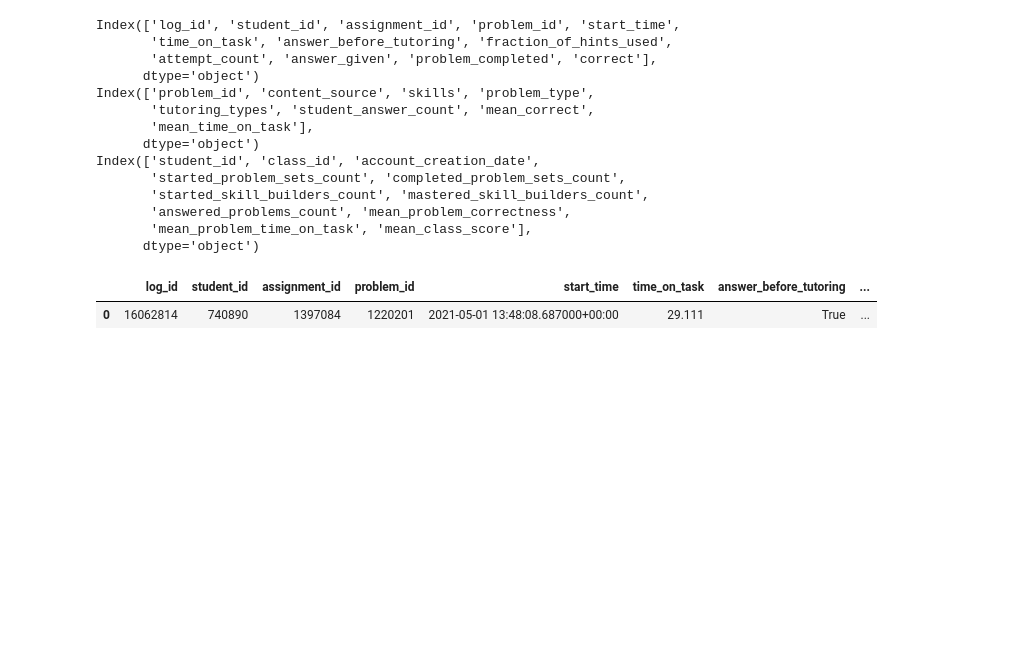
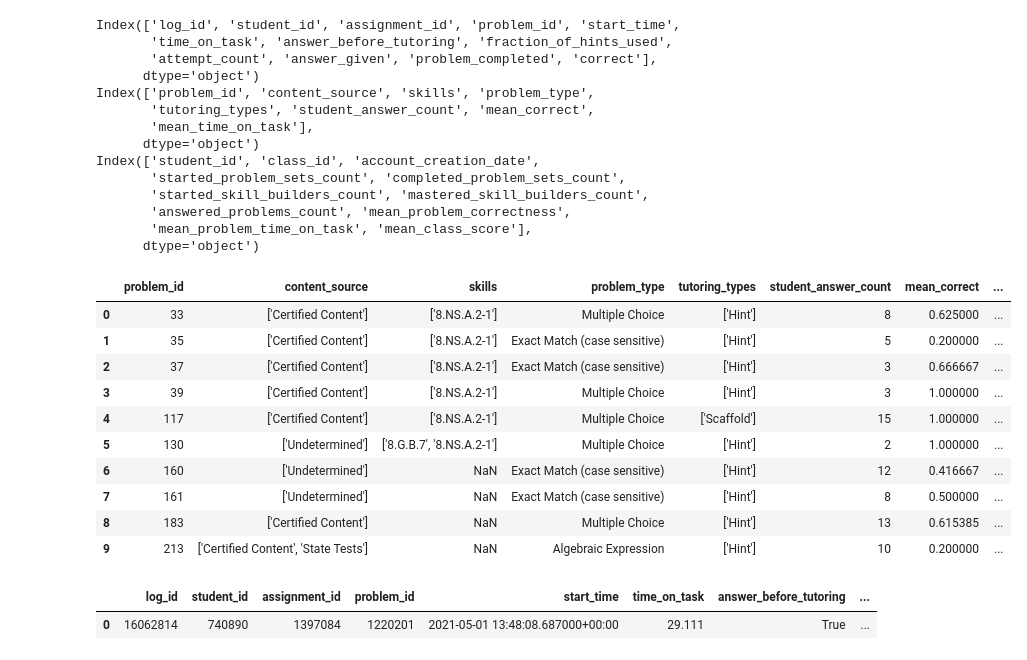
Before and after one commit to pragy10/neural_symbolic, a Jupyter notebook: dataset_preprocessing.ipynb, the cells around one changed output. Cells and saved outputs as stored; diff of their text form; code cells hidden in the pictures; blank space fills up the shorter version.

```diff
--- a/dataset_preprocessing.ipynb
+++ b/dataset_preprocessing.ipynb
@@ -30,6 +30,20 @@ Index(['student_id', 'class_id', 'account_creation_date',
        'answered_problems_count', 'mean_problem_correctness',
        'mean_problem_time_on_task', 'mean_class_score'],
       dtype='object')
+# %%
+problem_details.head(10)
+# %% [output]
+|  | problem_id | content_source | skills | problem_type | tutoring_types | student_answer_count | mean_correct | ... |
+| 0 | 33 | ['Certified Content'] | ['8.NS.A.2-1'] | Multiple Choice | ['Hint'] | 8 | 0.625000 | ... |
+| 1 | 35 | ['Certified Content'] | ['8.NS.A.2-1'] | Exact Match (case sensitive) | ['Hint'] | 5 | 0.200000 | ... |
+| 2 | 37 | ['Certified Content'] | ['8.NS.A.2-1'] | Exact Match (case sensitive) | ['Hint'] | 3 | 0.666667 | ... |
+| 3 | 39 | ['Certified Content'] | ['8.NS.A.2-1'] | Multiple Choice | ['Hint'] | 3 | 1.000000 | ... |
+| 4 | 117 | ['Certified Content'] | ['8.NS.A.2-1'] | Multiple Choice | ['Scaffold'] | 15 | 1.000000 | ... |
+| 5 | 130 | ['Undetermined'] | ['8.G.B.7', '8.NS.A.2-1'] | Multiple Choice | ['Hint'] | 2 | 1.000000 | ... |
+| 6 | 160 | ['Undetermined'] | NaN | Exact Match (case sensitive) | ['Hint'] | 12 | 0.416667 | ... |
+| 7 | 161 | ['Undetermined'] | NaN | Exact Match (case sensitive) | ['Hint'] | 8 | 0.500000 | ... |
+| 8 | 183 | ['Certified Content'] | NaN | Multiple Choice | ['Hint'] | 13 | 0.615385 | ... |
+| 9 | 213 | ['Certified Content', 'State Tests'] | NaN | Algebraic Expression | ['Hint'] | 10 | 0.200000 | ... |
 # %%
 problem_logs.head(1)
 # %% [output]
```
Also changed, not shown: 2 other files.
